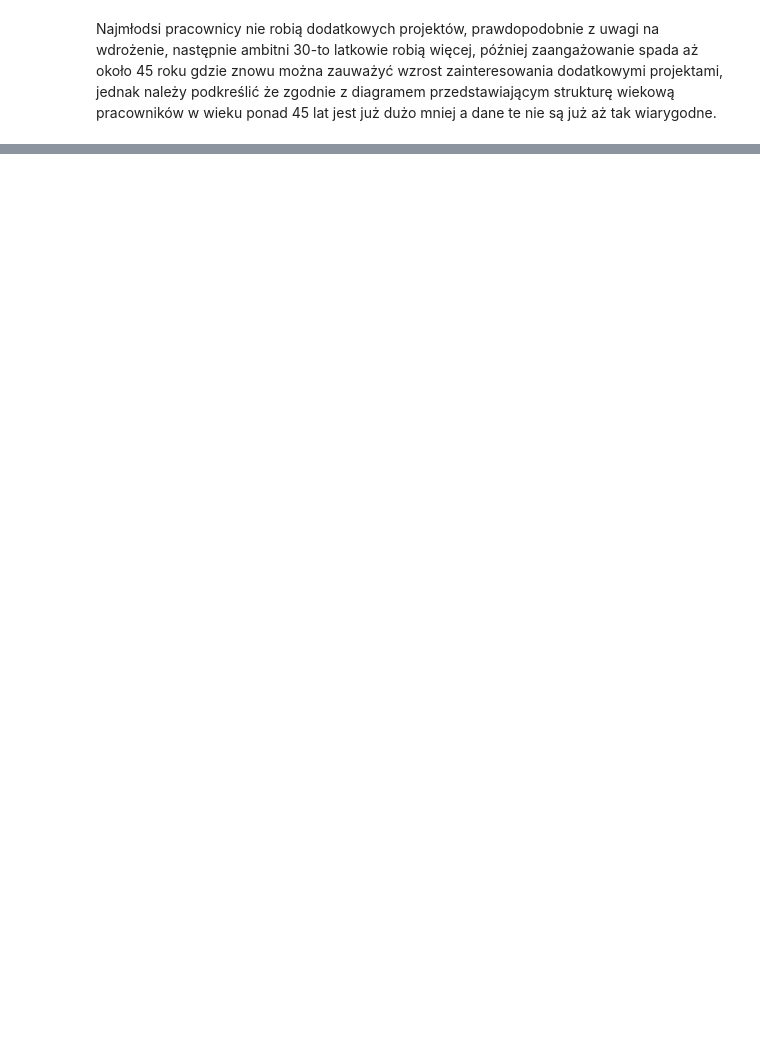
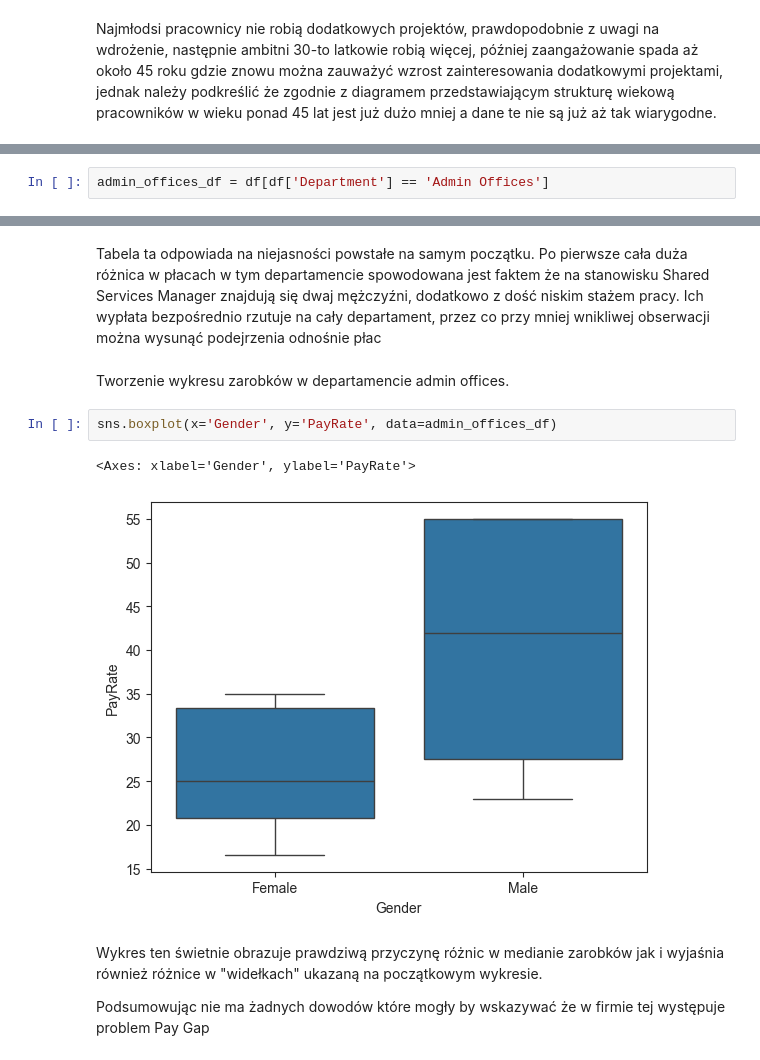
Before and after one commit to WojciechDzimira/kodilla-modu-9, a Jupyter notebook: zadanie_analiza_danych/analiza_danych.ipynb, the cells around one changed output, grey strips where cells are left out. Saved outputs shown, nothing was run; the diff lists cells and outputs as text; blank space fills up the shorter version.

```diff
--- a/zadanie_analiza_danych/analiza_danych.ipynb
+++ b/zadanie_analiza_danych/analiza_danych.ipynb
@@ -194,0 +295,2 @@ Najmłodsi pracownicy nie robią dodatkowych projektów, prawdopodobnie z uwagi
+# %%
+admin_offices_df = df[df['Department'] == 'Admin Offices']
@@ -194,0 +317,13 @@ Najmłodsi pracownicy nie robią dodatkowych projektów, prawdopodobnie z uwagi
+# %% [markdown]
+Tabela ta odpowiada na niejasności powstałe na samym początku. Po pierwsze cała duża różnica w płacach w tym departamencie spowodowana jest faktem że na stanowisku Shared Services Manager znajdują się dwaj mężczyźni, dodatkowo z dość niskim stażem pracy. Ich wypłata bezpośrednio rzutuje na cały departament, przez co przy mniej wnikliwej obserwacji można wysunąć podejrzenia odnośnie płac
+# %% [markdown]
+Tworzenie wykresu zarobków w departamencie admin offices.
+# %%
+sns.boxplot(x='Gender', y='PayRate', data=admin_offices_df)
+# %% [output]
+<Axes: xlabel='Gender', ylabel='PayRate'>
+[figure, added]
+# %% [markdown]
+Wykres ten świetnie obrazuje prawdziwą przyczynę różnic w medianie zarobków jak i wyjaśnia również różnice w "widełkach" ukazaną na początkowym wykresie.
+
+Podsumowując nie ma żadnych dowodów które mogły by wskazywać że w firmie tej występuje problem Pay Gap
```
Also changed, not shown: parts of 27 cells of this notebook.
